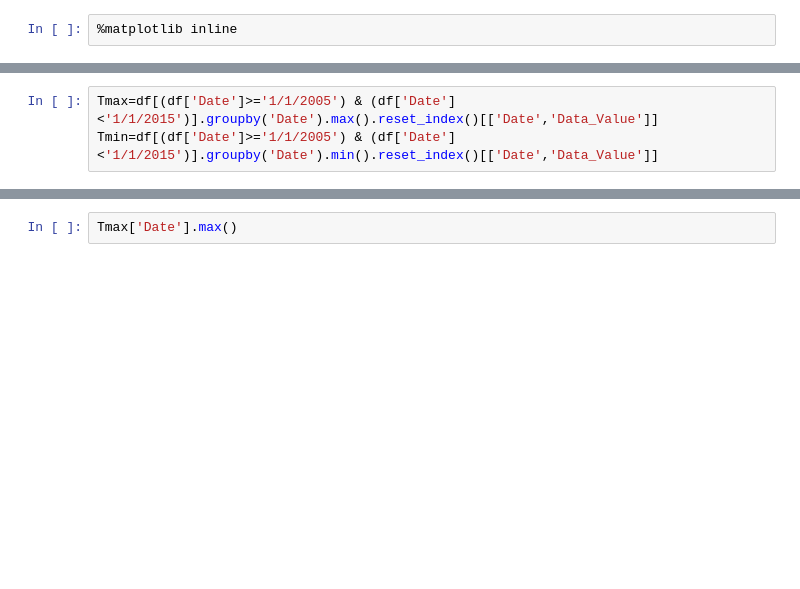
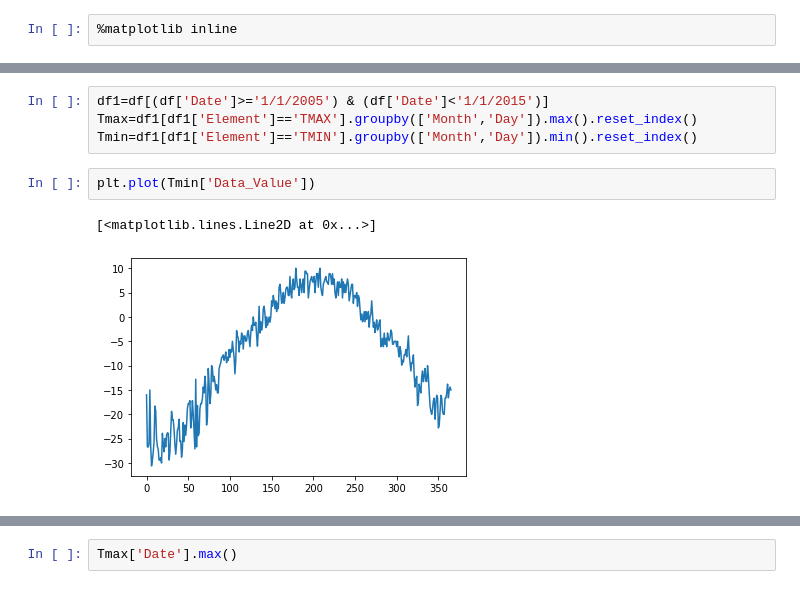
Before and after one commit to musid/Applied-Plotting-Coursera, a Jupyter notebook: Assignment2.ipynb, the cells around one changed output, grey strips where cells are left out. Drawn from its saved outputs; the diff is of its cells as text; blank space fills up the shorter version.

```diff
--- a/Assignment2.ipynb
+++ b/Assignment2.ipynb
@@ -70,6 +73,12 @@ df.head()
 # %%
-Tmax=df[(df['Date']>='1/1/2005') & (df['Date']<'1/1/2015')].groupby('Date').max().reset_index()[['Date','Data_Value']]
-Tmin=df[(df['Date']>='1/1/2005') & (df['Date']<'1/1/2015')].groupby('Date').min().reset_index()[['Date','Data_Value']]
+df1=df[(df['Date']>='1/1/2005') & (df['Date']<'1/1/2015')]
+Tmax=df1[df1['Element']=='TMAX'].groupby(['Month','Day']).max().reset_index()
+Tmin=df1[df1['Element']=='TMIN'].groupby(['Month','Day']).min().reset_index()
+# %%
+plt.plot(Tmin['Data_Value'])
+# %% [output]
+[<matplotlib.lines.Line2D at 0x...>]
+[figure, added]
 # %%
 fig=plt.figure(figsize=(12,4))
 ax=fig.add_axes([0,0,1,1])
```
Also changed, not shown: parts of 3 cells of this notebook.
